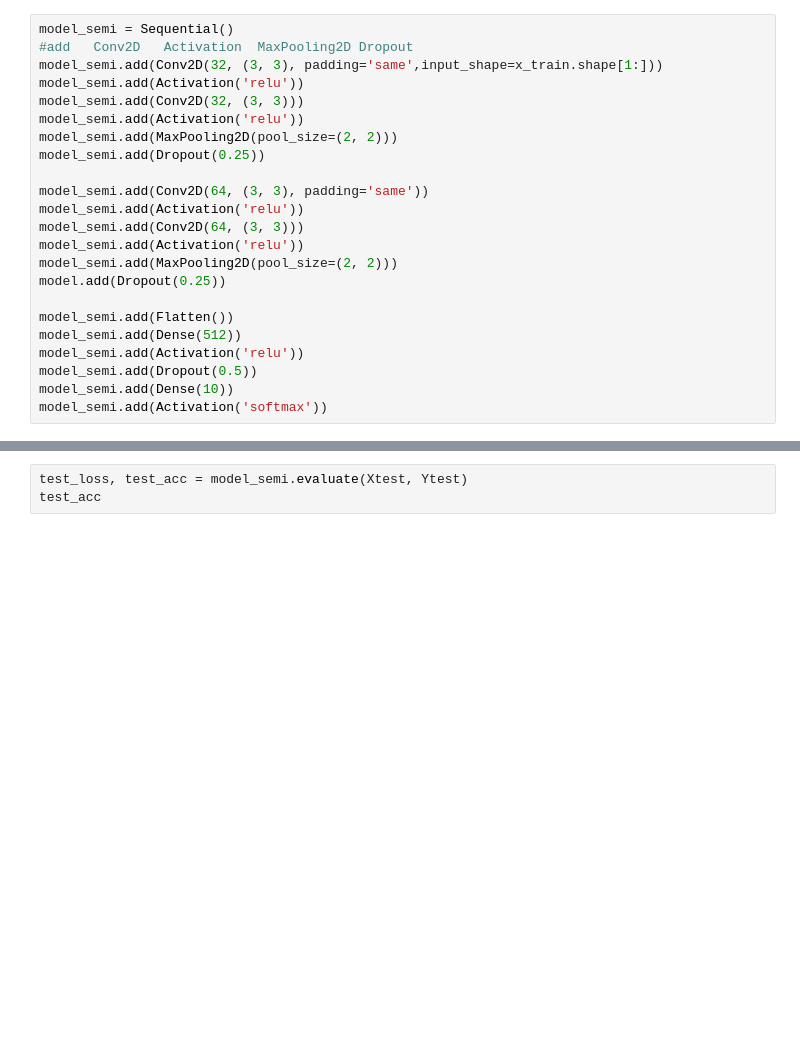
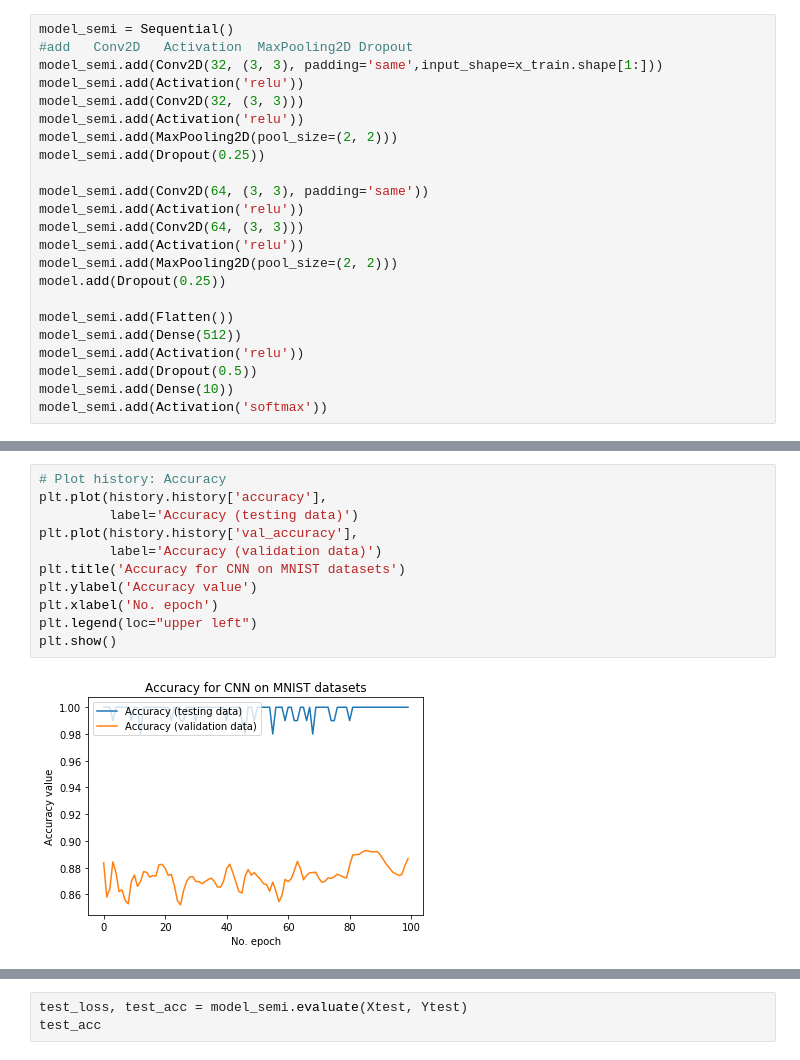
Before and after one commit to liepstik/deep_learning_MNIST_with_100_labels, a Jupyter notebook: CNN_keras.ipynb, the cells around one changed output, grey strips where cells are left out. Drawn from its saved outputs; the diff is of its cells as text; blank space fills up the shorter version.

```diff
--- a/CNN_keras.ipynb
+++ b/CNN_keras.ipynb
@@ -203,0 +230,13 @@ Epoch 50/50
+# %%
+# Plot history: Accuracy
+plt.plot(history.history['accuracy'],
+         label='Accuracy (testing data)')
+plt.plot(history.history['val_accuracy'],
+         label='Accuracy (validation data)')
+plt.title('Accuracy for CNN on MNIST datasets')
+plt.ylabel('Accuracy value')
+plt.xlabel('No. epoch')
+plt.legend(loc="upper left")
+plt.show()
+# %% [output]
+[figure, added]
```
Also changed, not shown: parts of 9 cells of this notebook.
